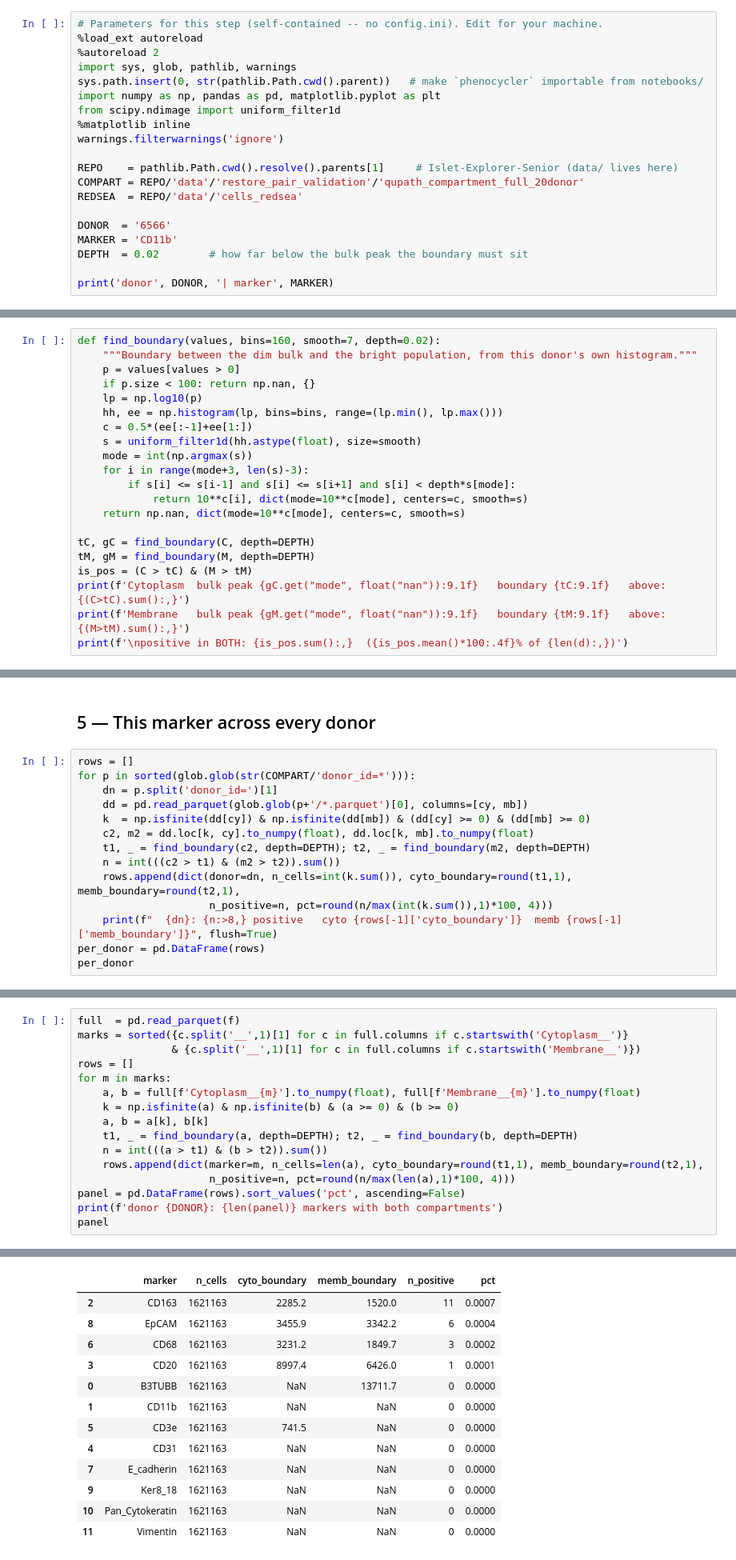
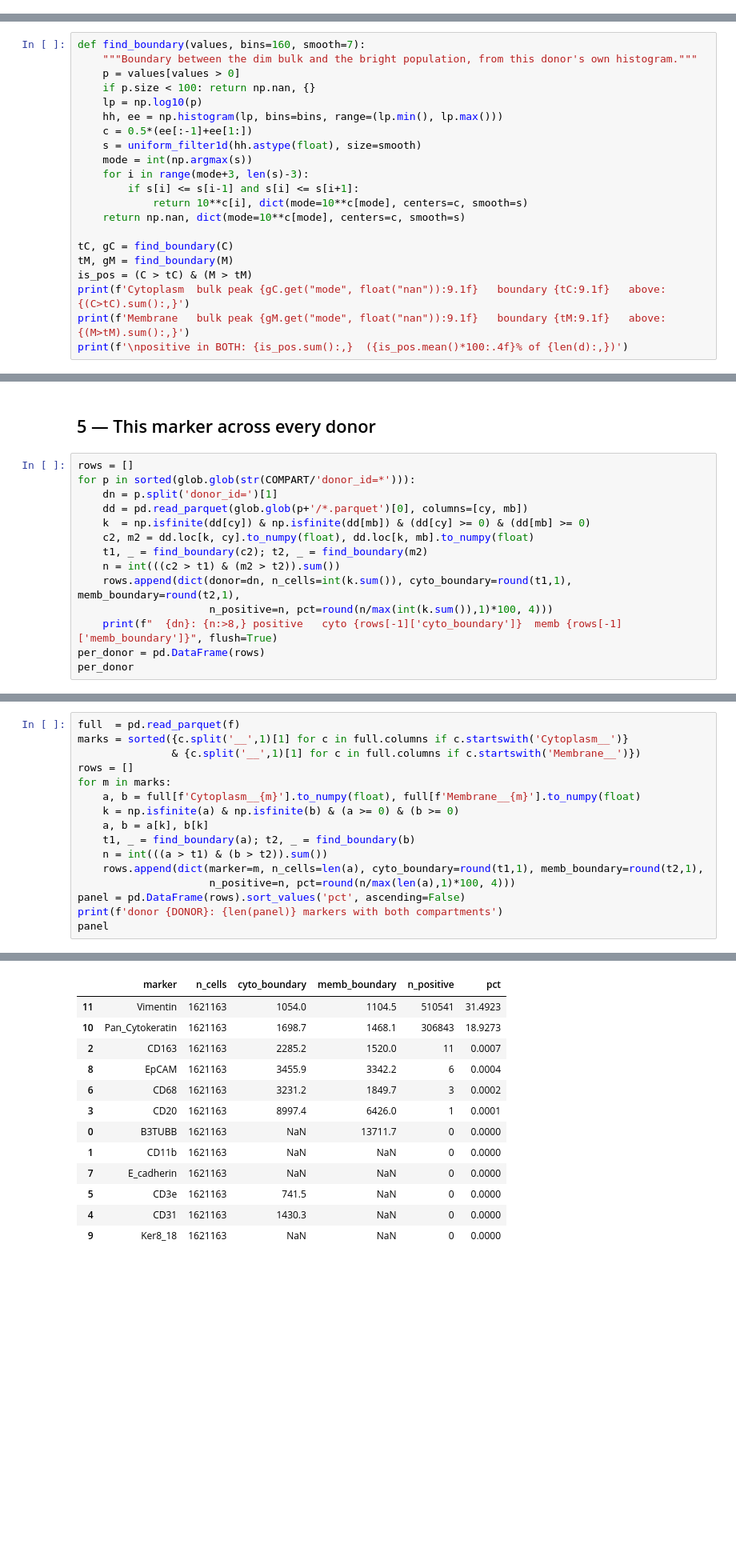
Before and after one commit to smith6jt-cop/Phenocycler_Analysis, a Jupyter notebook: notebooks/03_restore_normalize.ipynb, the cells around one changed output, grey strips where cells are left out. Shown at 80% size. Cells and saved outputs as stored; diff of their text form; blank space fills up the shorter version.

```diff
--- a/notebooks/03_restore_normalize.ipynb
+++ b/notebooks/03_restore_normalize.ipynb
@@ -8,23 +8,3 @@ Calls the cells positive for a marker, per donor.
 - a cell needs **both a nucleus and a cell body** to have a cytoplasm; cells without one are dropped.
 - **every cell**, no subsampling.
 - **no clipping** — the bright population is the signal.
-# %%
-# Parameters for this step (self-contained -- no config.ini). Edit for your machine.
-%load_ext autoreload
-%autoreload 2
-import sys, glob, pathlib, warnings
-sys.path.insert(0, str(pathlib.Path.cwd().parent))   # make `phenocycler` importable from notebooks/
-import numpy as np, pandas as pd, matplotlib.pyplot as plt
-from scipy.ndimage import uniform_filter1d
-%matplotlib inline
-warnings.filterwarnings('ignore')
-
-REPO    = pathlib.Path.cwd().resolve().parents[1]     # Islet-Explorer-Senior (data/ lives here)
-COMPART = REPO/'data'/'restore_pair_validation'/'qupath_compartment_full_20donor'
-REDSEA  = REPO/'data'/'cells_redsea'
-
-DONOR  = '6566'
-MARKER = 'CD11b'
-DEPTH  = 0.02        # how far below the bulk peak the boundary must sit
-
-print('donor', DONOR, '| marker', MARKER)
@@ -83,7 +61,7 @@ for nm, x in ((cy, C), (mb, M)):
 Find the peak of the dim bulk, then walk right to the first local minimum in the smoothed density.
 A cell is called positive when it is above the boundary in **both** compartments.
 # %%
-def find_boundary(values, bins=160, smooth=7, depth=0.02):
+def find_boundary(values, bins=160, smooth=7):
     """Boundary between the dim bulk and the bright population, from this donor's own histogram."""
     p = values[values > 0]
     if p.size < 100: return np.nan, {}
@@ -93,12 +71,12 @@ def find_boundary(values, bins=160, smooth=7, depth=0.02):
     s = uniform_filter1d(hh.astype(float), size=smooth)
     mode = int(np.argmax(s))
     for i in range(mode+3, len(s)-3):
-        if s[i] <= s[i-1] and s[i] <= s[i+1] and s[i] < depth*s[mode]:
+        if s[i] <= s[i-1] and s[i] <= s[i+1]:
             return 10**c[i], dict(mode=10**c[mode], centers=c, smooth=s)
     return np.nan, dict(mode=10**c[mode], centers=c, smooth=s)
 
-tC, gC = find_boundary(C, depth=DEPTH)
-tM, gM = find_boundary(M, depth=DEPTH)
+tC, gC = find_boundary(C)
+tM, gM = find_boundary(M)
 is_pos = (C > tC) & (M > tM)
 print(f'Cytoplasm  bulk peak {gC.get("mode", float("nan")):9.1f}   boundary {tC:9.1f}   above: {(C>tC).sum():,}')
 print(f'Membrane   bulk peak {gM.get("mode", float("nan")):9.1f}   boundary {tM:9.1f}   above: {(M>tM).sum():,}')
@@ -152,7 +130,7 @@ for p in sorted(glob.glob(str(COMPART/'donor_id=*'))):
     dd = pd.read_parquet(glob.glob(p+'/*.parquet')[0], columns=[cy, mb])
     k  = np.isfinite(dd[cy]) & np.isfinite(dd[mb]) & (dd[cy] >= 0) & (dd[mb] >= 0)
     c2, m2 = dd.loc[k, cy].to_numpy(float), dd.loc[k, mb].to_numpy(float)
-    t1, _ = find_boundary(c2, depth=DEPTH); t2, _ = find_boundary(m2, depth=DEPTH)
+    t1, _ = find_boundary(c2); t2, _ = find_boundary(m2)
     n = int(((c2 > t1) & (m2 > t2)).sum())
     rows.append(dict(donor=dn, n_cells=int(k.sum()), cyto_boundary=round(t1,1), memb_boundary=round(t2,1),
                      n_positive=n, pct=round(n/max(int(k.sum()),1)*100, 4)))
@@ -212,31 +190,31 @@ plt.tight_layout(); plt.show()
 # %%
 full  = pd.read_parquet(f)
 marks = sorted({c.split('__',1)[1] for c in full.columns if c.startswith('Cytoplasm__')}
                & {c.split('__',1)[1] for c in full.columns if c.startswith('Membrane__')})
 rows = []
 for m in marks:
     a, b = full[f'Cytoplasm__{m}'].to_numpy(float), full[f'Membrane__{m}'].to_numpy(float)
     k = np.isfinite(a) & np.isfinite(b) & (a >= 0) & (b >= 0)
     a, b = a[k], b[k]
-    t1, _ = find_boundary(a, depth=DEPTH); t2, _ = find_boundary(b, depth=DEPTH)
+    t1, _ = find_boundary(a); t2, _ = find_boundary(b)
     n = int(((a > t1) & (b > t2)).sum())
     rows.append(dict(marker=m, n_cells=len(a), cyto_boundary=round(t1,1), memb_boundary=round(t2,1),
                      n_positive=n, pct=round(n/max(len(a),1)*100, 4)))
 panel = pd.DataFrame(rows).sort_values('pct', ascending=False)
 print(f'donor {DONOR}: {len(panel)} markers with both compartments')
 panel
 # %% [output]
 donor 6566: 12 markers with both compartments
 |  | marker | n_cells | cyto_boundary | memb_boundary | n_positive | pct |
+| 11 | Vimentin | 1621163 | 1054.0 | 1104.5 | 510541 | 31.4923 |
+| 10 | Pan_Cytokeratin | 1621163 | 1698.7 | 1468.1 | 306843 | 18.9273 |
 | 2 | CD163 | 1621163 | 2285.2 | 1520.0 | 11 | 0.0007 |
 | 8 | EpCAM | 1621163 | 3455.9 | 3342.2 | 6 | 0.0004 |
 | 6 | CD68 | 1621163 | 3231.2 | 1849.7 | 3 | 0.0002 |
 | 3 | CD20 | 1621163 | 8997.4 | 6426.0 | 1 | 0.0001 |
 | 0 | B3TUBB | 1621163 | NaN | 13711.7 | 0 | 0.0000 |
 | 1 | CD11b | 1621163 | NaN | NaN | 0 | 0.0000 |
+| 7 | E_cadherin | 1621163 | NaN | NaN | 0 | 0.0000 |
 | 5 | CD3e | 1621163 | 741.5 | NaN | 0 | 0.0000 |
-| 4 | CD31 | 1621163 | NaN | NaN | 0 | 0.0000 |
-| 7 | E_cadherin | 1621163 | NaN | NaN | 0 | 0.0000 |
+| 4 | CD31 | 1621163 | 1430.3 | NaN | 0 | 0.0000 |
 | 9 | Ker8_18 | 1621163 | NaN | NaN | 0 | 0.0000 |
-| 10 | Pan_Cytokeratin | 1621163 | NaN | NaN | 0 | 0.0000 |
-| 11 | Vimentin | 1621163 | NaN | NaN | 0 | 0.0000 |
```
Also changed, not shown: parts of 1 cell of this notebook.
